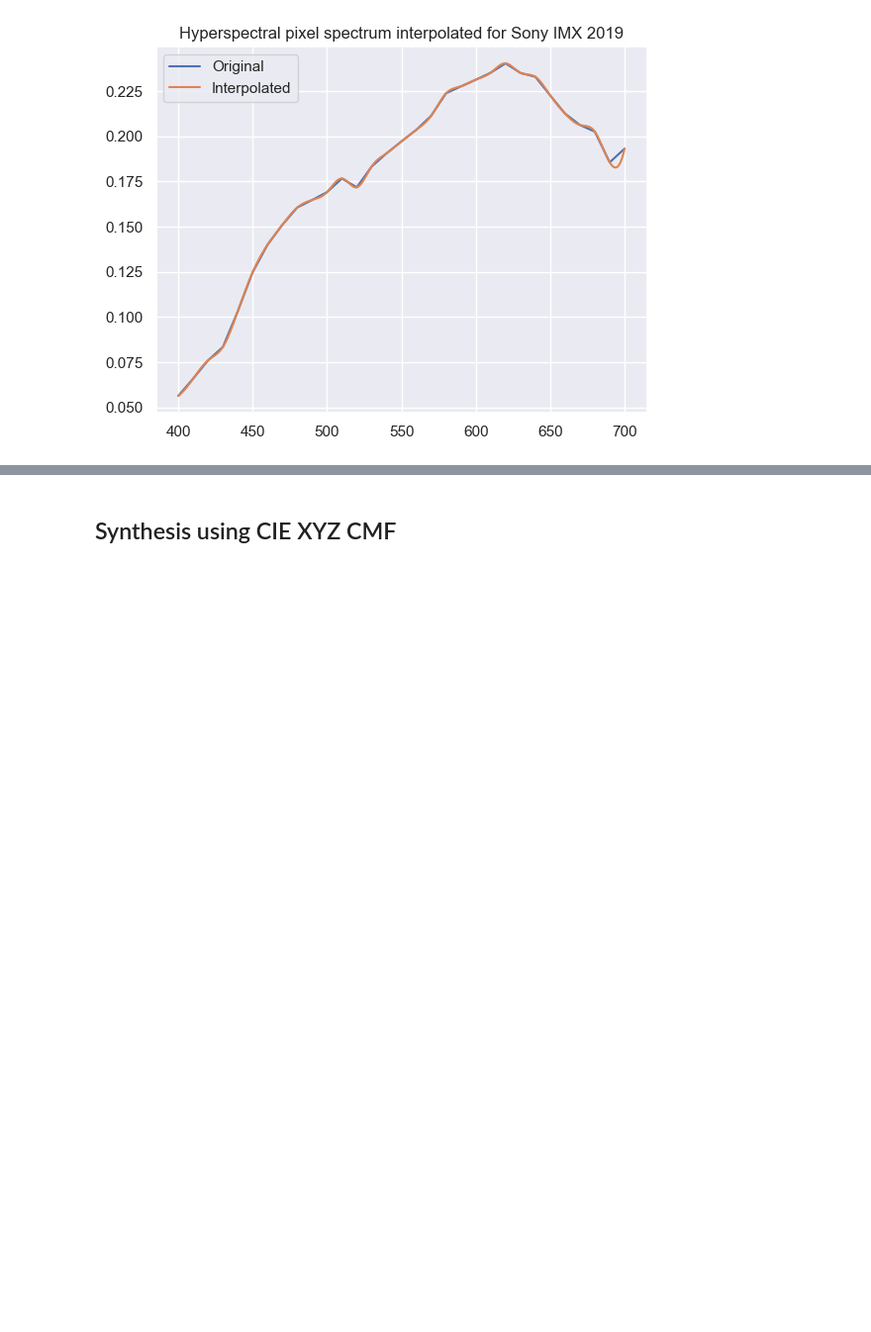
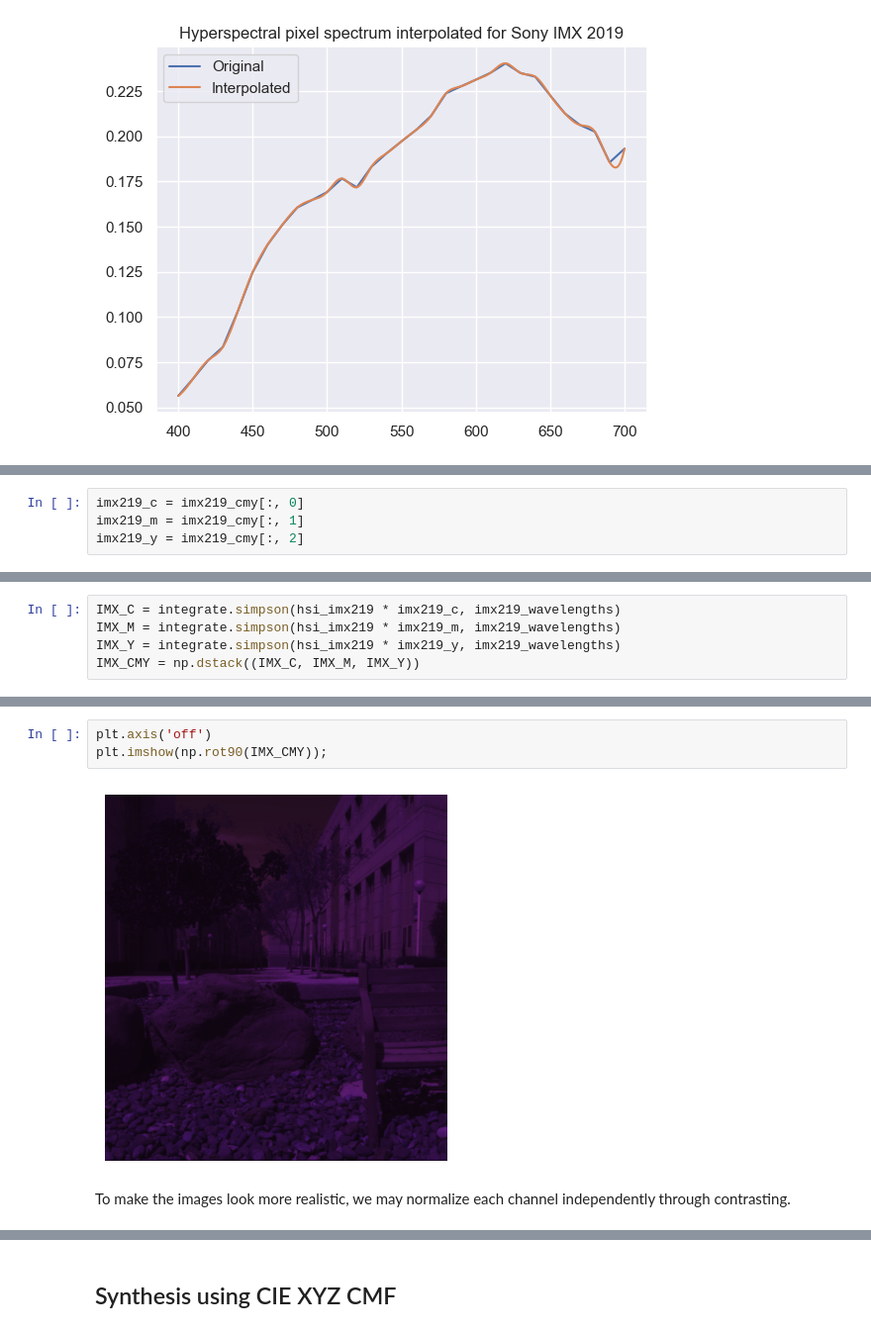
Before and after one commit to daniilsjb/suspectral, a Jupyter notebook: suspectral-notebook/RGB.ipynb, the cells around one changed output, grey strips where cells are left out. Shown at 99% size. Saved outputs shown, nothing was run; the diff lists cells and outputs as text; blank space fills up the shorter version.

```diff
--- a/suspectral-notebook/RGB.ipynb
+++ b/suspectral-notebook/RGB.ipynb
@@ -169 +202,5 @@ imx219_b = imx219_sensitivities[:, 2]
+# %%
+imx219_c = imx219_cmy[:, 0]
+imx219_m = imx219_cmy[:, 1]
+imx219_y = imx219_cmy[:, 2]
 # %% [markdown]
@@ -176 +213,6 @@ RGB = np.dstack((R, G, B))
+# %%
+IMX_C = integrate.simpson(hsi_imx219 * imx219_c, imx219_wavelengths)
+IMX_M = integrate.simpson(hsi_imx219 * imx219_m, imx219_wavelengths)
+IMX_Y = integrate.simpson(hsi_imx219 * imx219_y, imx219_wavelengths)
+IMX_CMY = np.dstack((IMX_C, IMX_M, IMX_Y))
 # %% [markdown]
@@ -181,2 +223,9 @@ plt.imshow(np.rot90(RGB));
 # %% [output]
 [figure]
+# %%
+plt.axis('off')
+plt.imshow(np.rot90(IMX_CMY));
+# %% [output]
+[figure, added]
+# %% [markdown]
+To make the images look more realistic, we may normalize each channel independently through contrasting.
```
Also changed, not shown: parts of 37 cells of this notebook.
